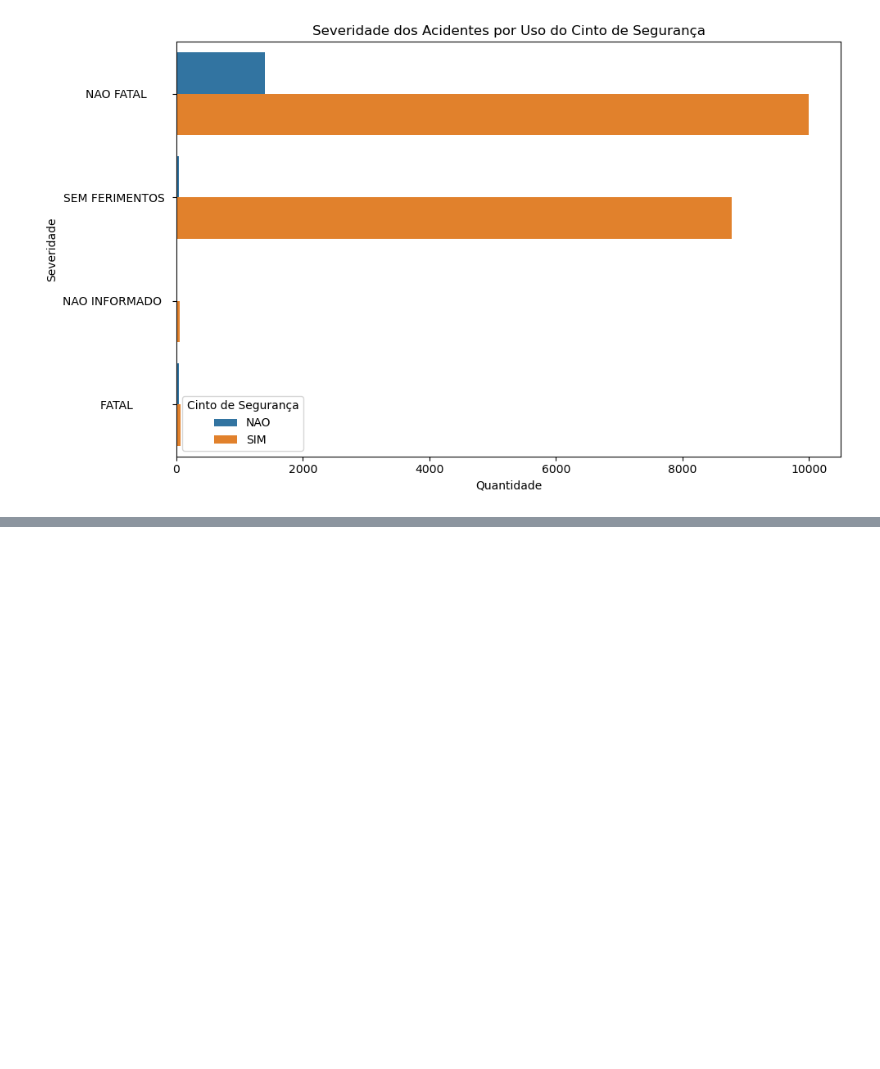
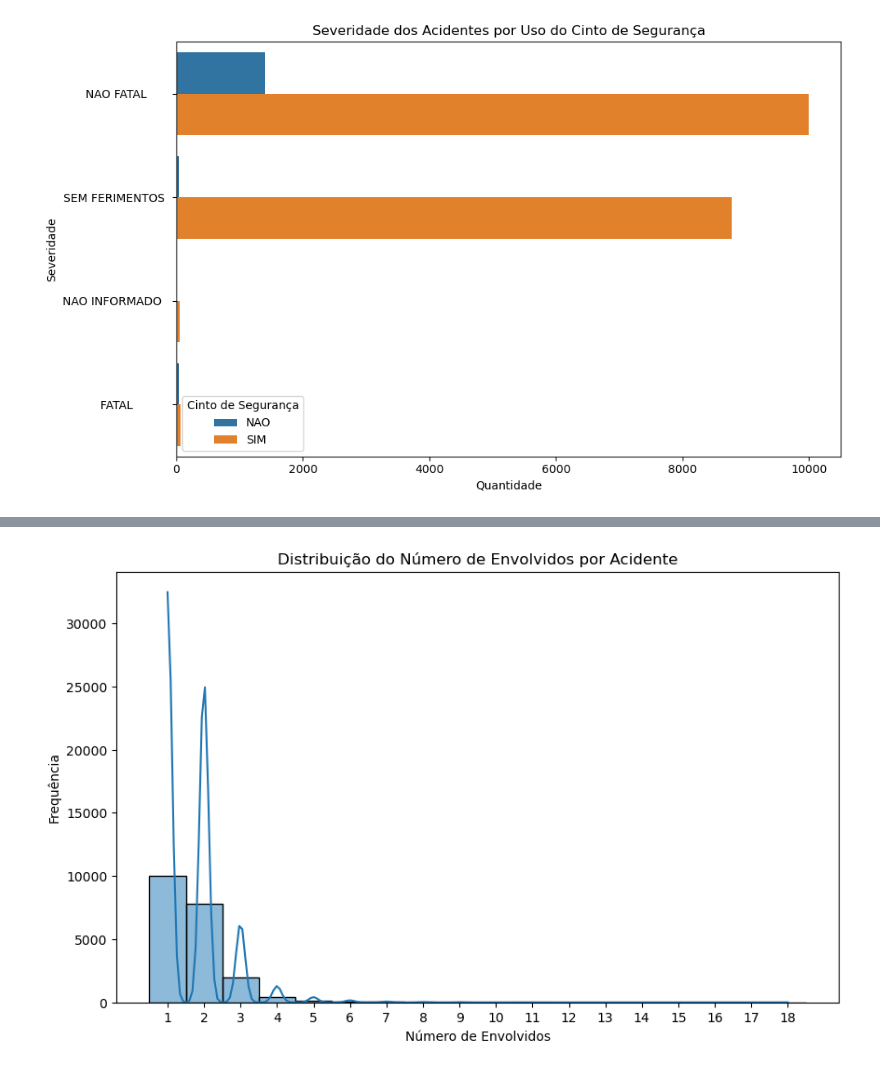
Before and after one commit to eduardonicioli/mineracao_dados, a Jupyter notebook: projetoAcidentes.ipynb, the cells around one changed output, grey strips where cells are left out. Cells and saved outputs as stored; diff of their text form; code cells hidden in the pictures; blank space fills up the shorter version.

```diff
--- a/projetoAcidentes.ipynb
+++ b/projetoAcidentes.ipynb
@@ -242,0 +296,3 @@ plt.show()
+# %%
+df = pd.read_csv('detran.csv', encoding='ISO-8859-1', sep=';')
+df.head()
@@ -242,0 +306,16 @@ plt.show()
+# %%
+# Renomear Colunas
+
+colunas = [
+    'num_boletim', 'data_hora_boletim', 'Nº_envolvido', 'condutor',
+    'cod_severidade', 'desc_severidade', 'sexo', 'cinto_seguranca',
+    'Embreagues', 'Idade', 'nascimento', 'categoria_habilitacao',
+    'descricao_habilitacao', 'declaracao_obito', 'cod_severidade_antiga',
+    'especie_veiculo', 'pedestre', 'passageiro'
+]
+
+# Ajuste apenas se o número de colunas for compatível
+if len(df.columns) == len(colunas):
+    df.columns = colunas
+else:
+    print("Número de colunas não corresponde à lista fornecida.")
@@ -242,0 +370,5 @@ plt.show()
+# %%
+# Número de envolvidos, garantir que Nº_envolvido seja numérico e remover valores nulos
+
+df['Nº_envolvido'] = pd.to_numeric(df['Nº_envolvido'], errors='coerce')
+df_limpo = df.dropna()
@@ -242,0 +387,10 @@ plt.show()
+# %%
+plt.figure(figsize=(10, 6))
+sns.histplot(df_limpo['Nº_envolvido'], kde=True, bins=range(1, int(df_limpo['Nº_envolvido'].max())+1), discrete=True)
+plt.title("Distribuição do Número de Envolvidos por Acidente")
+plt.xlabel("Número de Envolvidos")
+plt.ylabel("Frequência")
+plt.xticks(range(1, int(df_limpo['Nº_envolvido'].max())+1))
+plt.show()
+# %% [output]
+[figure, added]
```
Also changed, not shown: parts of 13 cells of this notebook, 1 other file.
